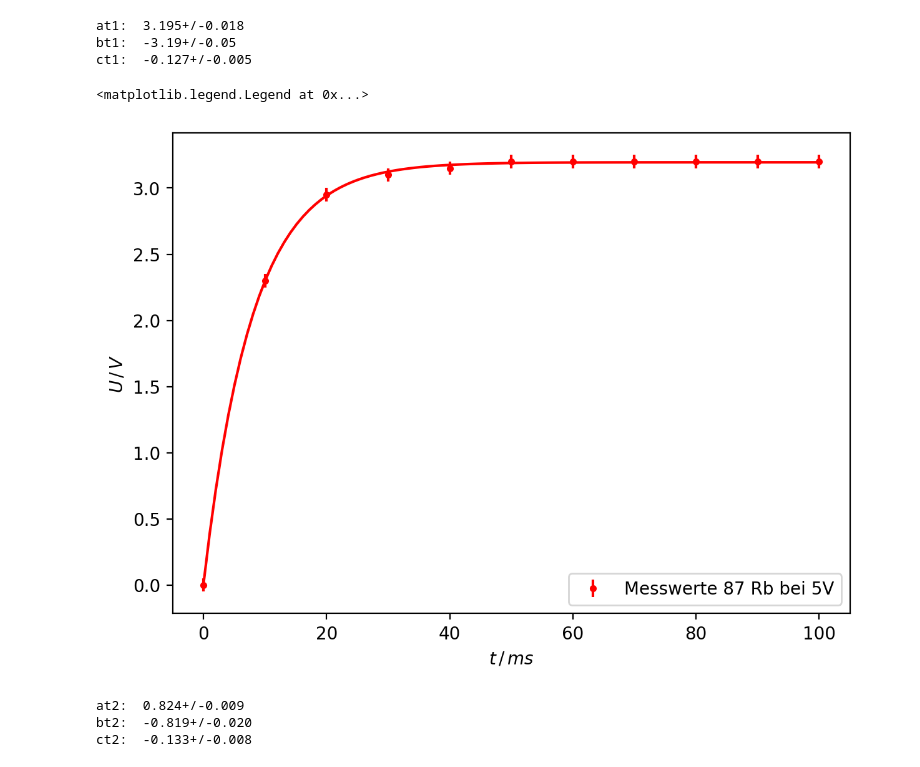
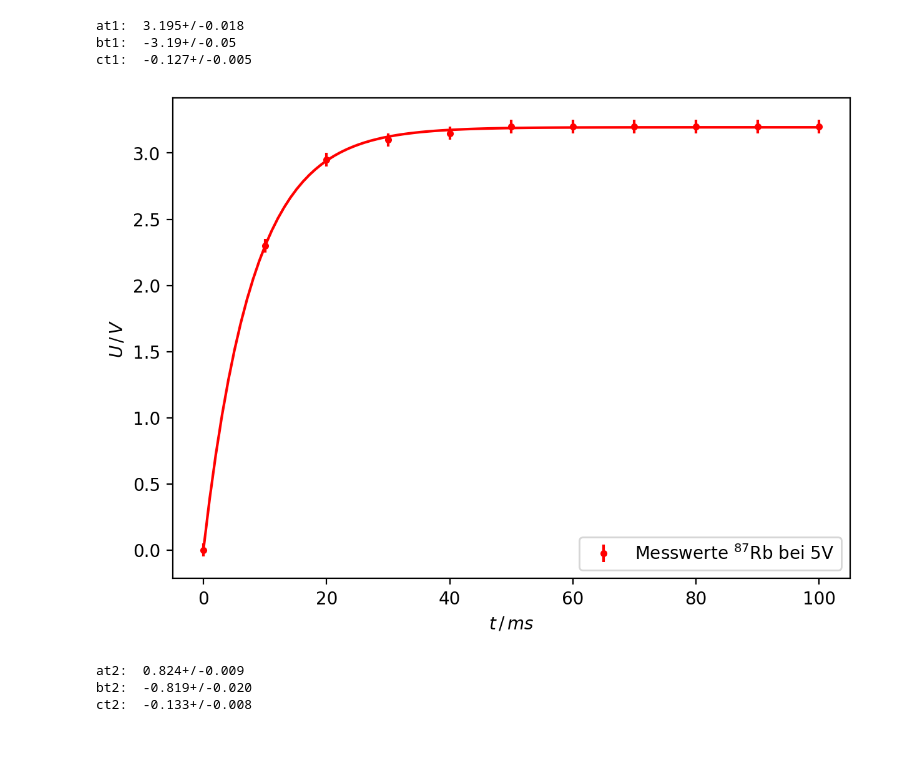
Before and after one commit to SamGTex/FP_Master_WS22-23, a Jupyter notebook: V21_Optisches_Pumpen/python/main.ipynb, the cells around one changed output. Drawn from its saved outputs; the diff is of its cells as text; code cells hidden in the pictures.

```diff
--- a/V21_Optisches_Pumpen/python/main.ipynb
+++ b/V21_Optisches_Pumpen/python/main.ipynb
@@ -367,18 +364,17 @@ ct1:  -0.127+/-0.005
 # %%
 t1_lin = np.linspace(x_werte_1.min(), x_werte_1.max(), 100)
 
 plt.figure(figsize=(7,5),dpi=200)
-plt.errorbar(x_werte_1, y_werte_1,  fmt='r.', label='Messwerte 87 Rb bei 5V', yerr=errors_1)
+plt.errorbar(x_werte_1, y_werte_1,  fmt='r.', label='Messwerte $^{87}$Rb bei 5V', yerr=errors_1)
 
 plt.plot(t1_lin, e_fit(t1_lin, unp.nominal_values(at1), unp.nominal_values(bt1), unp.nominal_values(ct1)), 'r-')
 
 plt.xlabel(r'$t \,/\, ms$')
 plt.ylabel(r'$U \,/\, V$')
 plt.legend()
-#plt.savefig('../plots/amplitude.pdf')
+plt.savefig('../plots/e87.pdf')
 # %% [output]
-<matplotlib.legend.Legend at 0x...>
-[figure, old version]
+[figure, new version]
 # %%
 paramst2, covt2 = curve_fit(e_fit, x_werte_2, y_werte_2, sigma = errors_2, absolute_sigma = True, p0=(0,0,-1))
 uncertaintiest2 = np.sqrt(np.diag(covt2))
```
Also changed, not shown: parts of 5 cells of this notebook.
